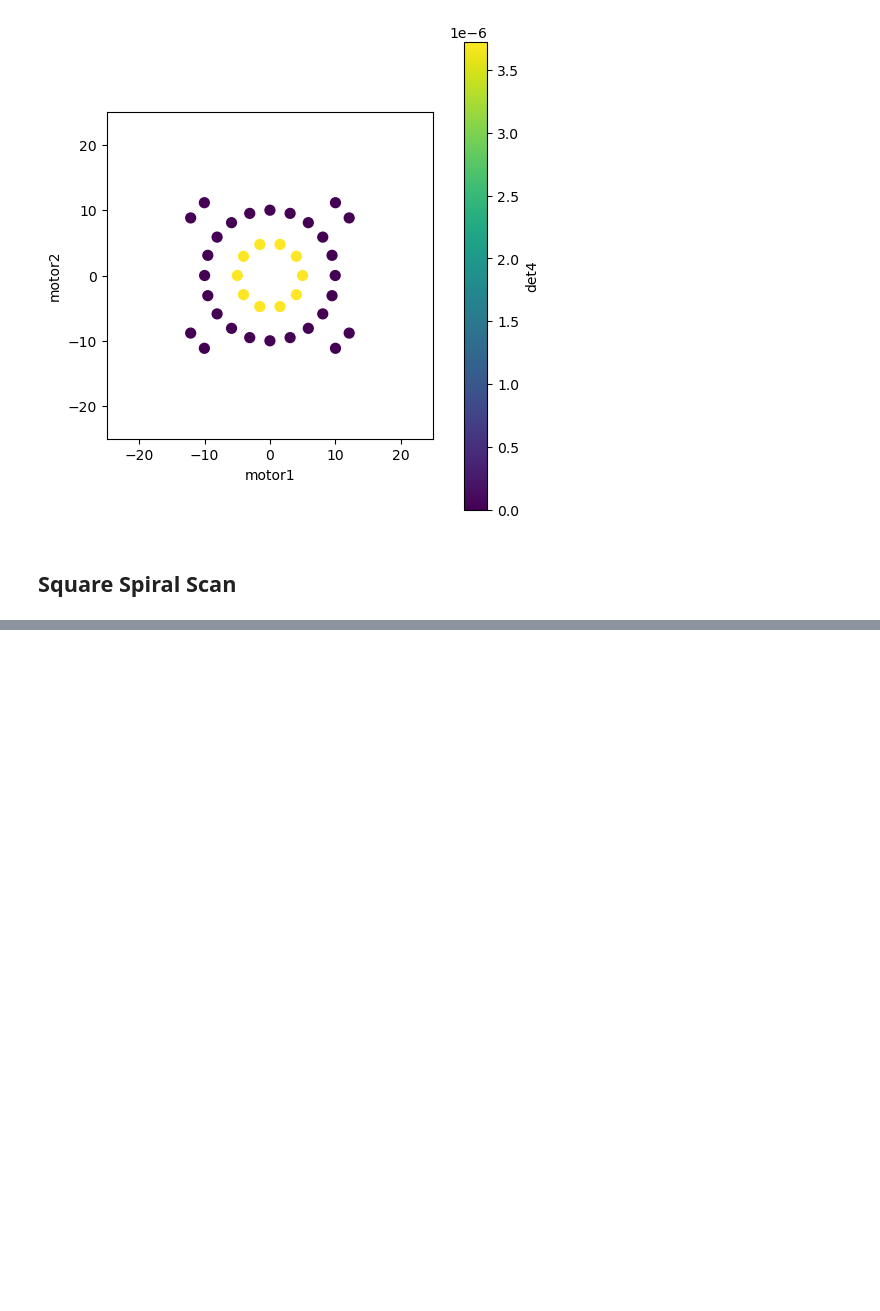
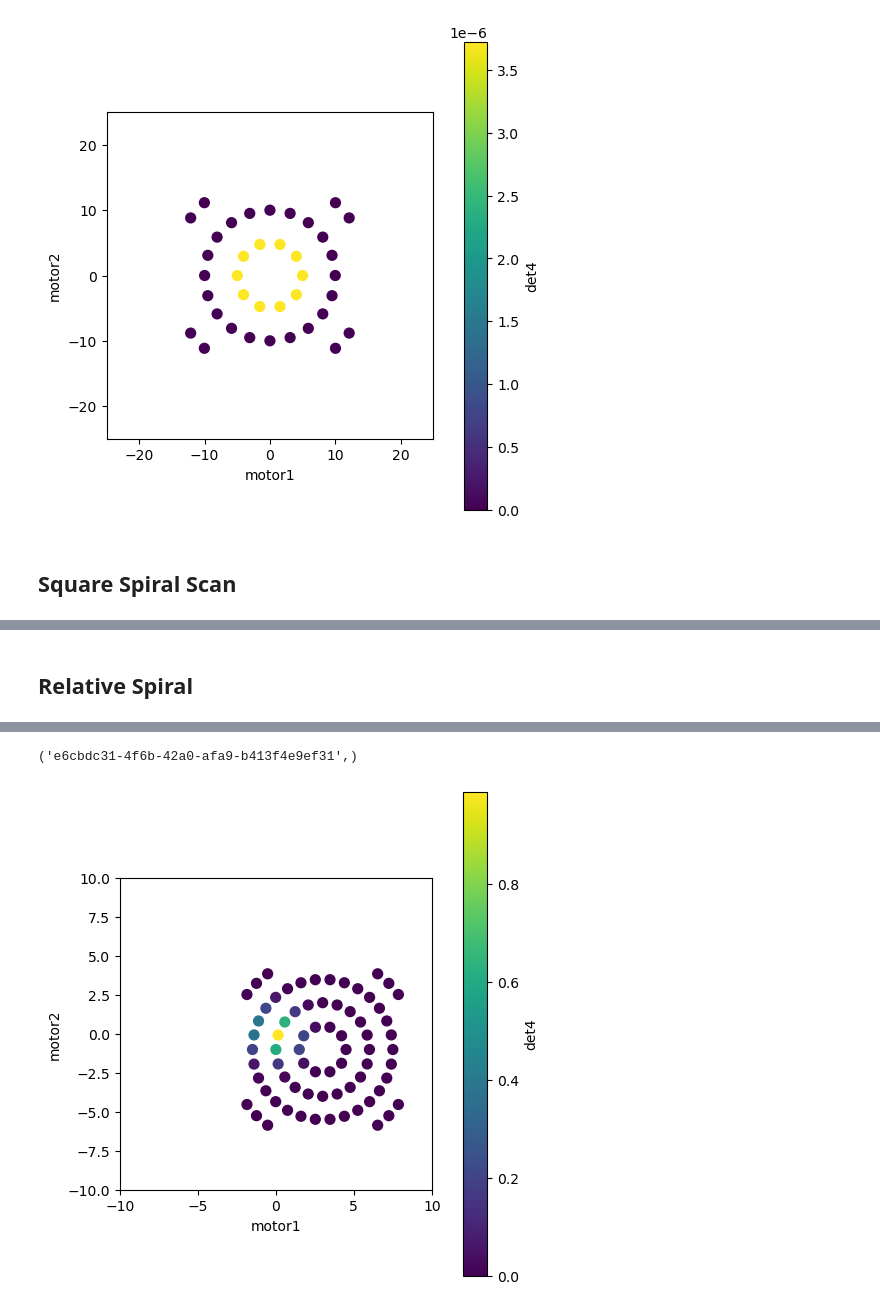
Before and after one commit to cnpem/bluesky-workshop, a Jupyter notebook: tutorial/02_nD_scan.ipynb, the cells around one changed output, grey strips where cells are left out. Cells and saved outputs as stored; diff of their text form; code cells hidden in the pictures; blank space fills up the shorter version.

Commit message:
Add relative spiral scan

```diff
--- a/tutorial/02_nD_scan.ipynb
+++ b/tutorial/02_nD_scan.ipynb
@@ -245,0 +247,18 @@ New stream: 'primary'
+# %% [markdown]
+## Relative Spiral
+# %%
+RE(mv(motor1, 3))
+RE(mv(motor2, -1))
+RE(
+    rel_spiral(
+        detectors=[det4],
+        x_motor=motor1,
+        y_motor=motor2,
+        x_range=10,
+        y_range=10,
+        dr=1.5,
+        dr_y=1.5,
+        nth=10
+    )
+)
+# %% [output]
@@ -245,0 +282,2 @@ New stream: 'primary'
+('e6cbdc31-4f6b-42a0-afa9-b413f4e9ef31',)
+[figure, added]
```
Also changed, not shown: parts of 4 cells of this notebook.
